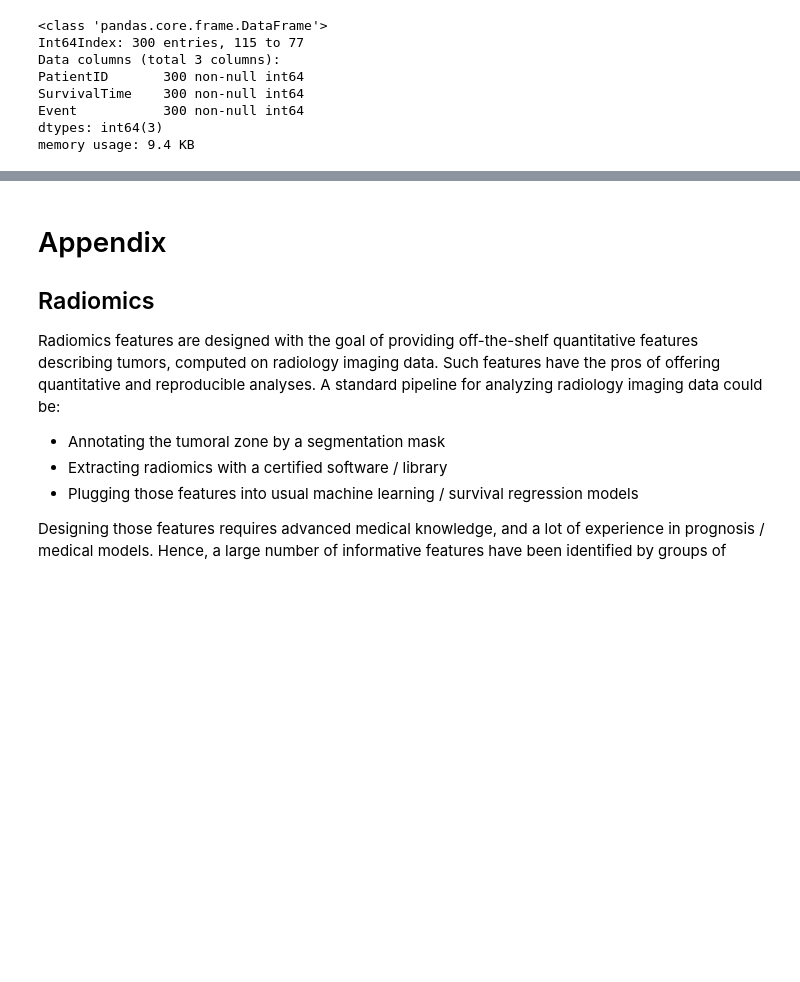
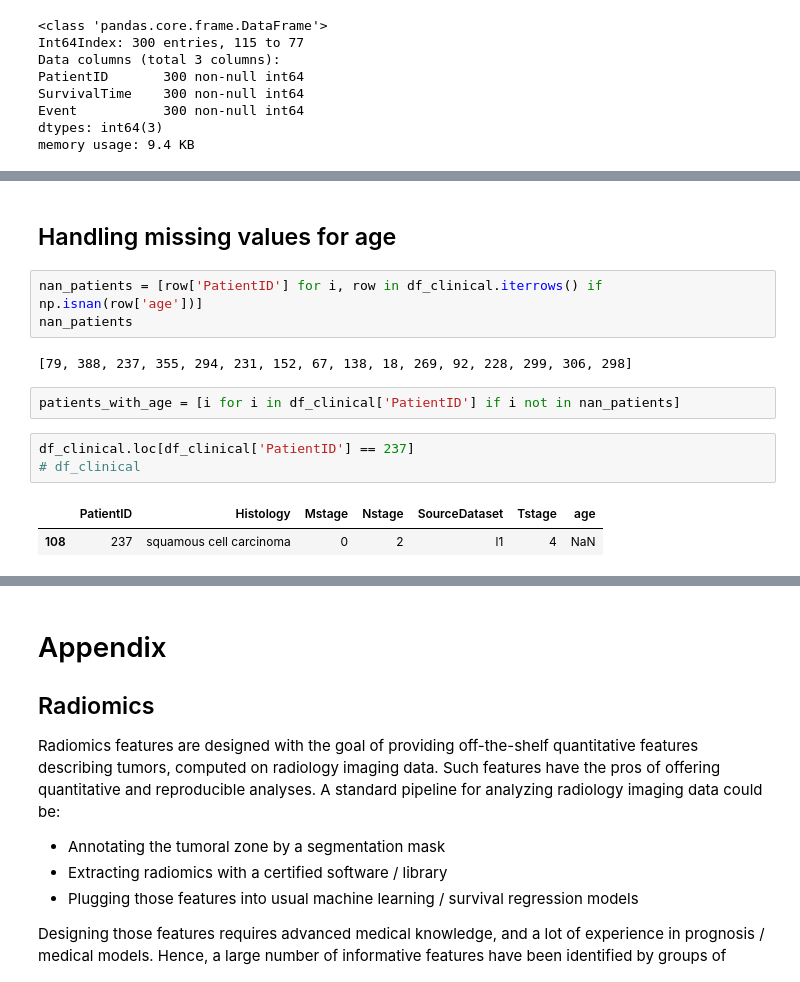
Before and after one commit to blaze225/Owkin_data_challenge, a Jupyter notebook: data_exploration.ipynb, the cells around one changed output, grey strips where cells are left out. Drawn from its saved outputs; the diff is of its cells as text; blank space fills up the shorter version.

```diff
--- a/data_exploration.ipynb
+++ b/data_exploration.ipynb
@@ -149,0 +260,15 @@ print(X_train.shape, X_test.shape)
+# %% [markdown]
+## Handling missing values for age
+# %%
+nan_patients = [row['PatientID'] for i, row in df_clinical.iterrows() if np.isnan(row['age'])]
+nan_patients
+# %% [output]
+[79, 388, 237, 355, 294, 231, 152, 67, 138, 18, 269, 92, 228, 299, 306, 298]
+# %%
+patients_with_age = [i for i in df_clinical['PatientID'] if i not in nan_patients]
+# %%
+df_clinical.loc[df_clinical['PatientID'] == 237]
+# df_clinical
+# %% [output]
+|  | PatientID | Histology | Mstage | Nstage | SourceDataset | Tstage | age |
+| 108 | 237 | squamous cell carcinoma | 0 | 2 | l1 | 4 | NaN |
```
Also changed, not shown: parts of 13 cells of this notebook.
